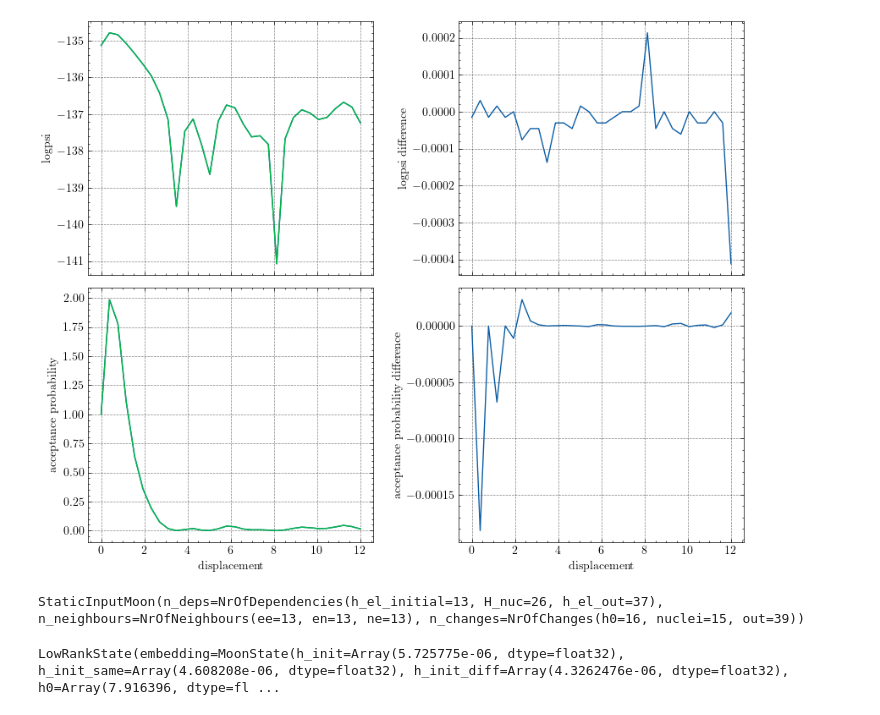
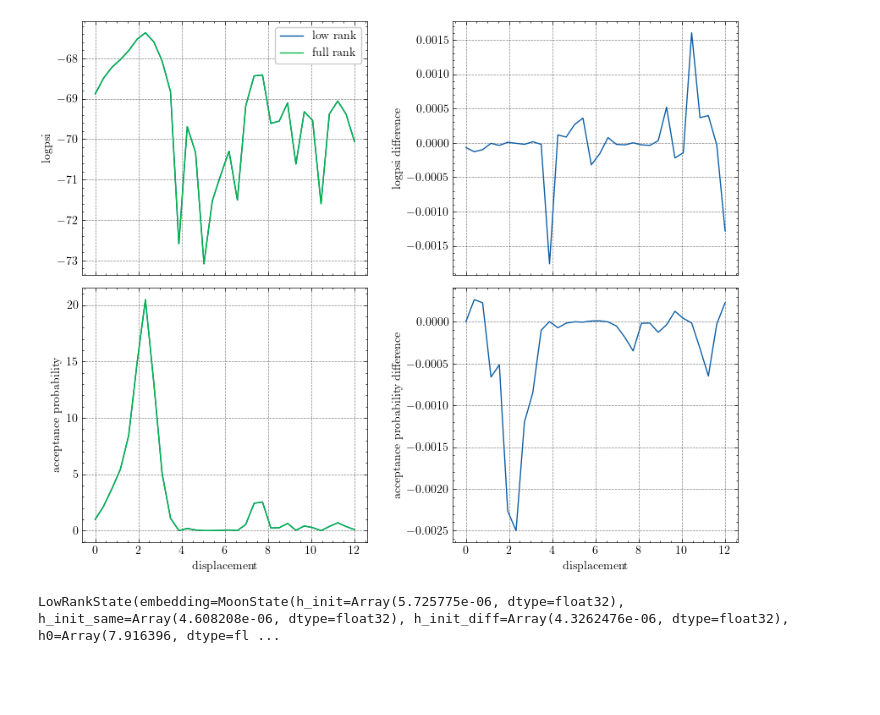
Before and after one commit to MScherbela/sparse_wf, a Jupyter notebook: notebooks/low_rank.ipynb, the cells around one changed output. Saved outputs shown, nothing was run; the diff lists cells and outputs as text; code cells hidden in the pictures; blank space fills up the shorter version.

Commit message:
low rank notebook update

```diff
--- a/notebooks/low_rank.ipynb
+++ b/notebooks/low_rank.ipynb
@@ -47,55 +47,56 @@ params = wf.init(subkey, electrons)
 # %%
 static = wf.get_static_input(electrons)
-logpsi, state = wf.logpsi_with_state(params, electrons, static)
+static = jax.tree_util.tree_map(int, static)
+logpsi, state = wf.log_psi_with_state(params, electrons, static)
 # %%
 idx = 11
+
+
 @jax.jit
 @jax.vmap
 def low_rank(delta):
     inp = electrons.at[idx, 0].add(delta)
-    return wf.log_psi_log_rank_update(params, inp, jnp.array([idx]), static, state)[0]
+    return wf.log_psi_low_rank_update(params, inp, jnp.array([idx]), static, state)[0]
+
 
 @jax.jit
 @jax.vmap
 def full_rank(delta):
     inp = electrons.at[idx, 0].add(delta)
-    return wf.logpsi_with_state(params, inp, static)[0]
+    return wf.log_psi_with_state(params, inp, static)[0]
 # %%
 d = jnp.linspace(0, 12, 32)
-low_rank_values = low_rank(d)
-full_rank_values = full_rank(d)
+low_rank_values = low_rank(d)[1]
+full_rank_values = full_rank(d)[1]
 # %%
 import matplotlib.pyplot as plt
 import scienceplots
-plt.style.use(['science', 'grid'])
+
+plt.style.use(["science", "grid"])
 fig, axes = plt.subplots(2, 2, figsize=(10, 8), sharex=True)
 ax1, ax2, ax3, ax4 = axes.ravel()
-ax1.plot(d, low_rank_values, label='low rank')
-ax1.plot(d, full_rank_values, label='low rank')
-ax1.set_ylabel('logpsi')
+ax1.plot(d, low_rank_values, label="low rank")
+ax1.plot(d, full_rank_values, label="full rank")
+ax1.legend()
+ax1.set_ylabel("logpsi")
 
-ax2.plot(d, low_rank_values-full_rank_values)
-ax2.set_ylabel('logpsi difference')
+ax2.plot(d, low_rank_values - full_rank_values)
+ax2.set_ylabel("logpsi difference")
 
 full_acc_prob = jnp.exp(2 * (full_rank_values - full_rank_values[0]))
 low_acc_prob = jnp.exp(2 * (low_rank_values - low_rank_values[0]))
-ax3.plot(d, full_acc_prob, label='full rank')
-ax3.plot(d, low_acc_prob, label='low rank')
-ax3.set_xlabel('displacement')
-ax3.set_ylabel('acceptance probability')
+ax3.plot(d, full_acc_prob, label="full rank")
+ax3.plot(d, low_acc_prob, label="low rank")
+ax3.set_xlabel("displacement")
+ax3.set_ylabel("acceptance probability")
 
-ax4.plot(d, full_acc_prob - low_acc_prob, label='full rank')
-ax4.set_xlabel('displacement')
-ax4.set_ylabel('acceptance probability difference')
-
+ax4.plot(d, full_acc_prob - low_acc_prob, label="full rank")
+ax4.set_xlabel("displacement")
+ax4.set_ylabel("acceptance probability difference")
 plt.subplots_adjust(wspace=0.3, hspace=0.05)
 plt.show()
 # %% [output]
-[figure, old version]
+[figure, new version]
-# %%
-static
-# %% [output]
-StaticInputMoon(n_deps=NrOfDependencies(h_el_initial=13, H_nuc=26, h_el_out=37), n_neighbours=NrOfNeighbours(ee=13, en=13, ne=13), n_changes=NrOfChanges(h0=16, nuclei=15, out=39))
 # %%
 new_logpsi, new_state = wf.log_psi_log_rank_update(params, electrons + delta, changed_idx, static, state)
 # %%
```
Also changed, not shown: parts of 9 cells of this notebook.
